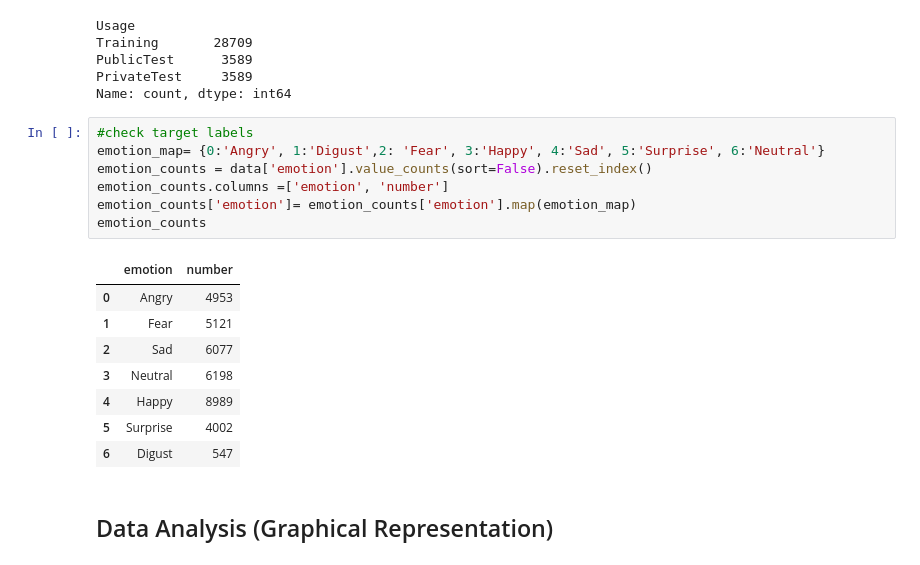
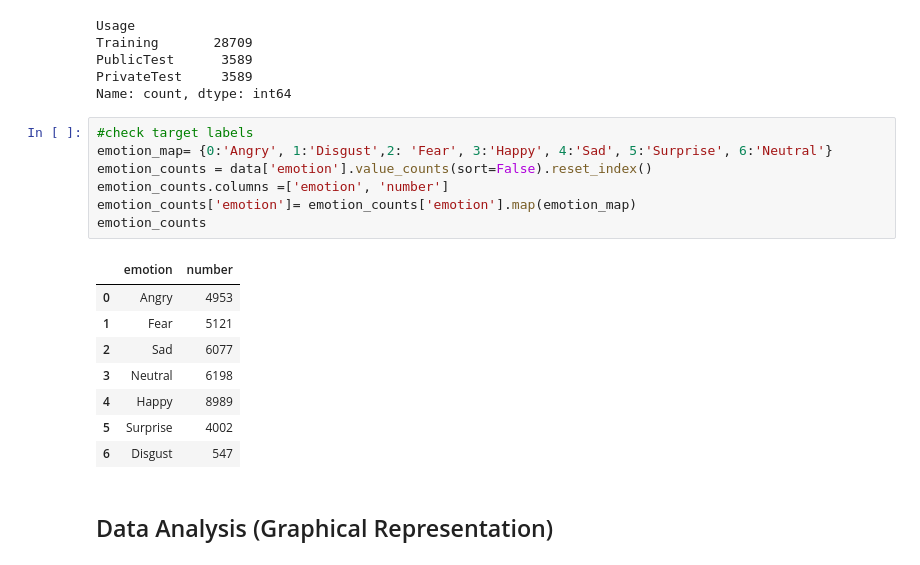
Before and after one commit to apurv-sgh/Facial-Emotion-Recognition-System, a Jupyter notebook: Notebook/Facial_Emotion_Recognition_System.ipynb, the cells around one changed output. Drawn from its saved outputs; the diff is of its cells as text.

```diff
--- a/Notebook/Facial_Emotion_Recognition_System.ipynb
+++ b/Notebook/Facial_Emotion_Recognition_System.ipynb
@@ -59,20 +70,20 @@ PrivateTest     3589
 Name: count, dtype: int64
 # %%
 #check target labels
-emotion_map= {0:'Angry', 1:'Digust',2: 'Fear', 3:'Happy', 4:'Sad', 5:'Surprise', 6:'Neutral'}
+emotion_map= {0:'Angry', 1:'Disgust',2: 'Fear', 3:'Happy', 4:'Sad', 5:'Surprise', 6:'Neutral'}
 emotion_counts = data['emotion'].value_counts(sort=False).reset_index()
 emotion_counts.columns =['emotion', 'number']
 emotion_counts['emotion']= emotion_counts['emotion'].map(emotion_map)
 emotion_counts
 # %% [output]
 |  | emotion | number |
 | 0 | Angry | 4953 |
 | 1 | Fear | 5121 |
 | 2 | Sad | 6077 |
 | 3 | Neutral | 6198 |
 | 4 | Happy | 8989 |
 | 5 | Surprise | 4002 |
-| 6 | Digust | 547 |
+| 6 | Disgust | 547 |
 # %% [markdown]
 ## Data Analysis (Graphical Representation)
 # %% [markdown]
```
Also changed, not shown: parts of 13 cells of this notebook.
